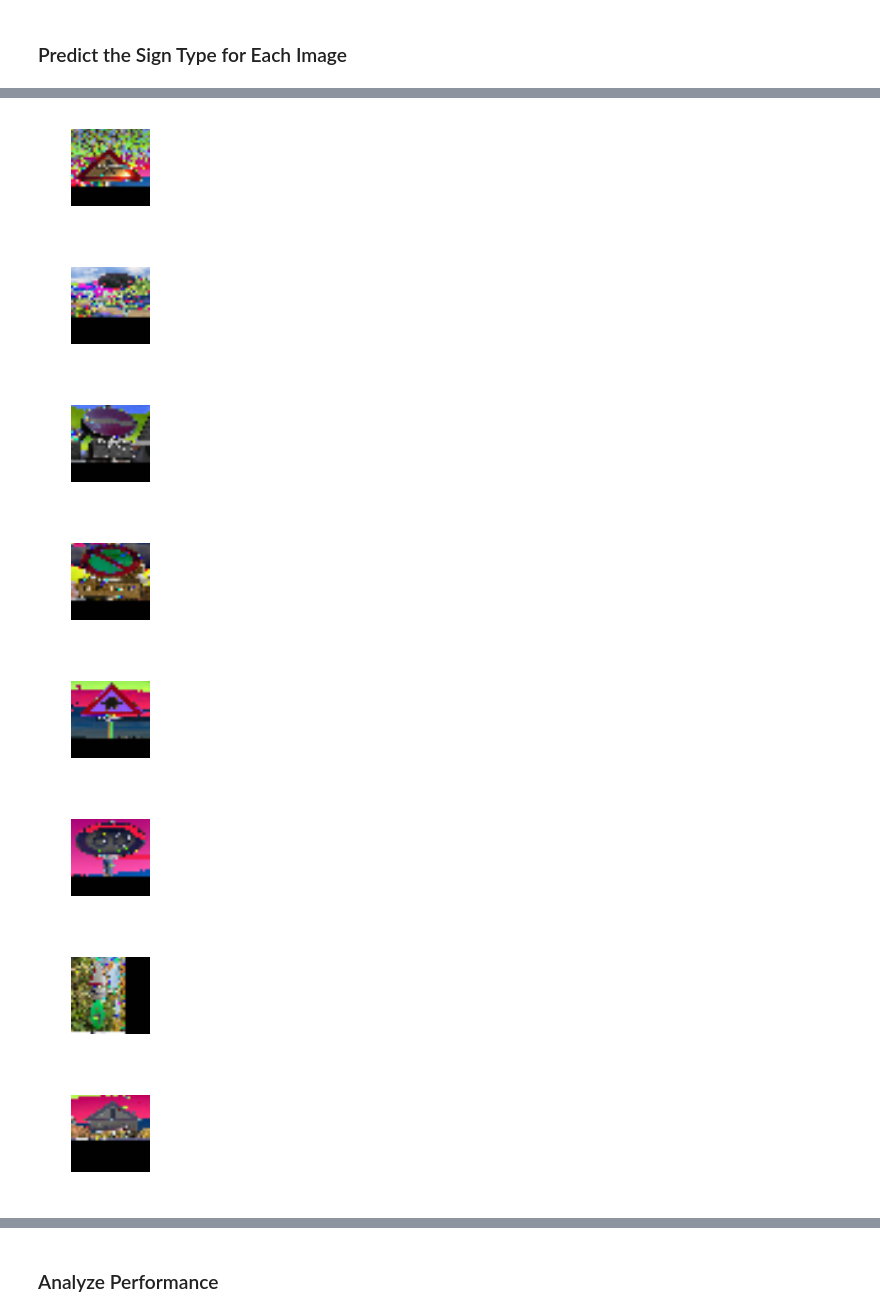
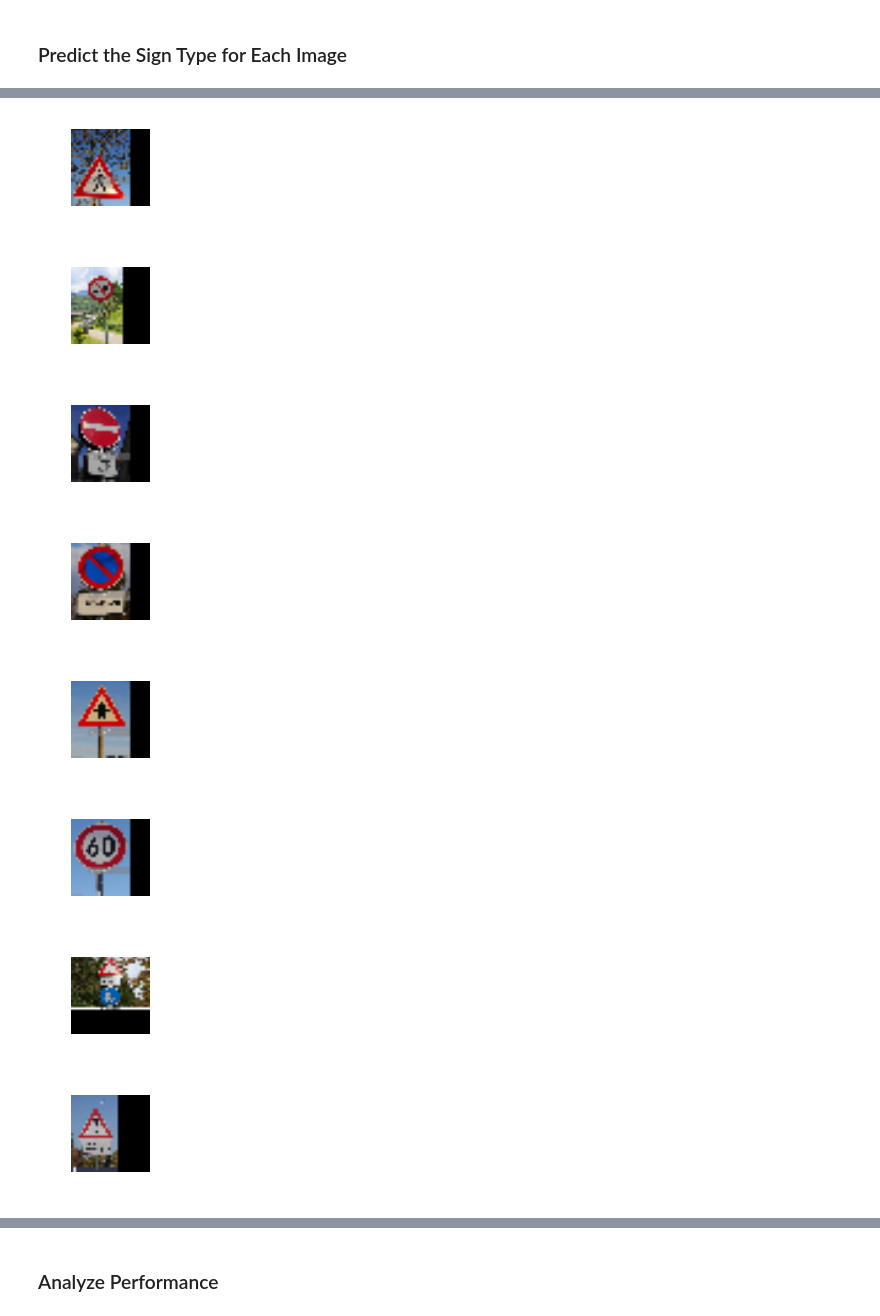
Before and after one commit to nategreco/CarND-Traffic-Sign-Classifier-Project, a Jupyter notebook: Traffic_Sign_Classifier.ipynb, the cells around one changed output, grey strips where cells are left out. Saved outputs shown, nothing was run; the diff lists cells and outputs as text; code cells hidden in the pictures.

```diff
--- a/Traffic_Sign_Classifier.ipynb
+++ b/Traffic_Sign_Classifier.ipynb
@@ -506,28 +506,34 @@ sign_names = np.genfromtxt('.\\signnames.csv', delimiter=',')
 
 def prepare_image(image):
     #Resize
-    if image.shape[0] > image.shape[1]:
+    if image.shape[1] > image.shape[0]:
         image = cv2.resize(image, \
-                           (32, int((image.shape[1] / image.shape[0]) * 32.)))
+                           (32, int((image.shape[0] / image.shape[1]) * 32.)))
     else:
         image = cv2.resize(image, \
-                           (int((image.shape[0] / image.shape[1]) * 32.), 32))
+                           (int((image.shape[1] / image.shape[0]) * 32.), 32))
 
     #Pad to 32x32
-    blank_image = np.zeros((32, 32, 3))
-    blank_image[:image.shape[0], :image.shape[1]] = image
-
-    #Pre-process image
-    image = process_image(blank_image)
+    image = cv2.copyMakeBorder(image, 0, 32 - image.shape[0], 0, 32 - image.shape[1], cv2.BORDER_CONSTANT, value=0)
 
     return image
 
 ### Prepare images
-for image in images:
-    image = prepare_image(image)
+for i in range(len(images)):
+    images[i] = prepare_image(images[i])
+
+process_images = process_image(image)
+
+#Iterate through images and print result
+for i in range(len(images)):
     plt.figure(figsize=(1,1))
     plt.axis('off')
-    plt.imshow(image, cmap="gray")
+    plt.imshow(images[i], cmap="gray")
+    #logits = LeNet(process_images[0])
+    #index = logits.index(max(logits))
+    #print('Sign is: ', sign_names[index + 1][1], ' with ', ' certainty!')
 
 ### Analyze each image
+#with tf.Session() as sess:
+#saver.restore(sess, tf.train.latest_checkpoint('.'))
 # %% [output]
@@ -535,8 +541,8 @@ for image in images:
-[figure, old version]
+[figure, new version]
-[figure, old version]
+[figure, new version]
-[figure, old version]
+[figure, new version]
-[figure, old version]
+[figure, new version]
-[figure, old version]
+[figure, new version]
-[figure, old version]
+[figure, new version]
-[figure, old version]
+[figure, new version]
-[figure, old version]
+[figure, new version]
```
Also changed, not shown: parts of 2 cells of this notebook, 3 other files.
